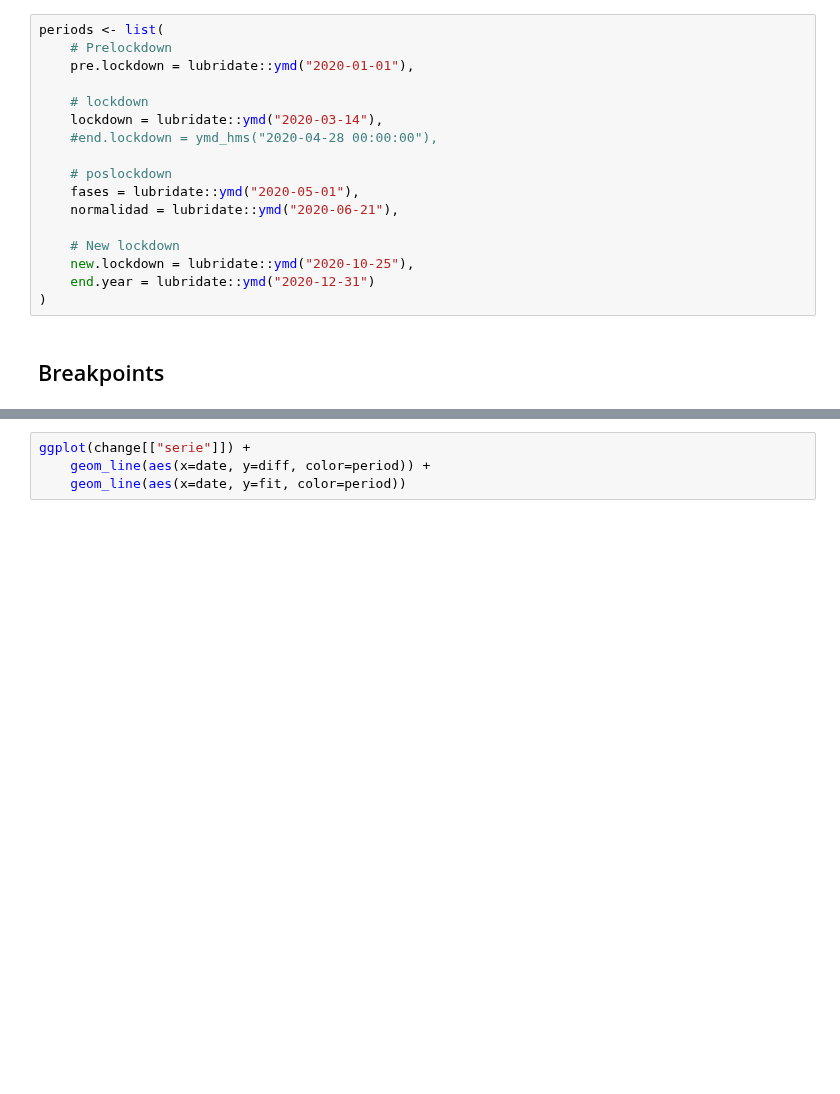
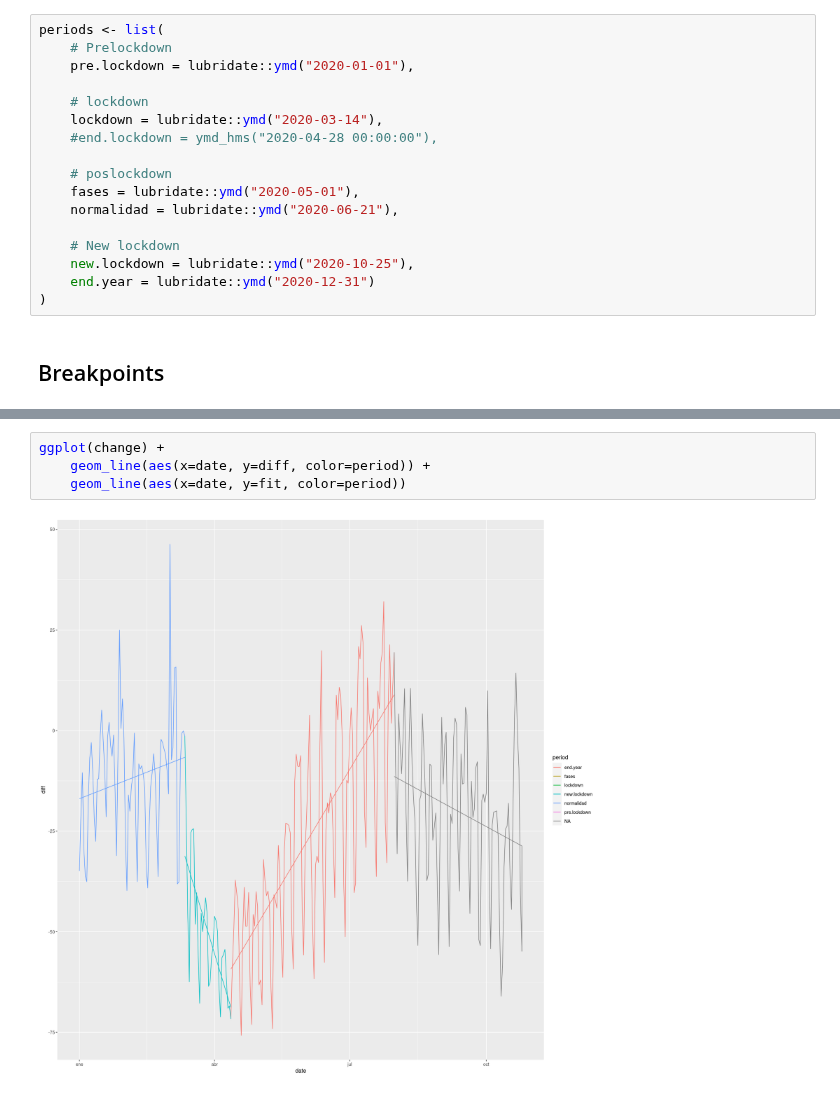
Before and after one commit to Jaimedgp/AirQualityCOVID, a Jupyter notebook: notebooks/Analysis/Spain/Breakpoints.ipynb, the cells around one changed output, grey strips where cells are left out. Saved outputs shown, nothing was run; the diff lists cells and outputs as text; blank space fills up the shorter version.

```diff
--- a/notebooks/Analysis/Spain/Breakpoints.ipynb
+++ b/notebooks/Analysis/Spain/Breakpoints.ipynb
@@ -121,4 +138,6 @@ ERROR: Error: Problem with `filter()` input `..1`.
 # %%
-ggplot(change[["serie"]]) +
+ggplot(change) +
     geom_line(aes(x=date, y=diff, color=period)) +
     geom_line(aes(x=date, y=fit, color=period))
+# %% [output]
+[figure, added]
```
Also changed, not shown: parts of 8 cells of this notebook, 1 other file.
